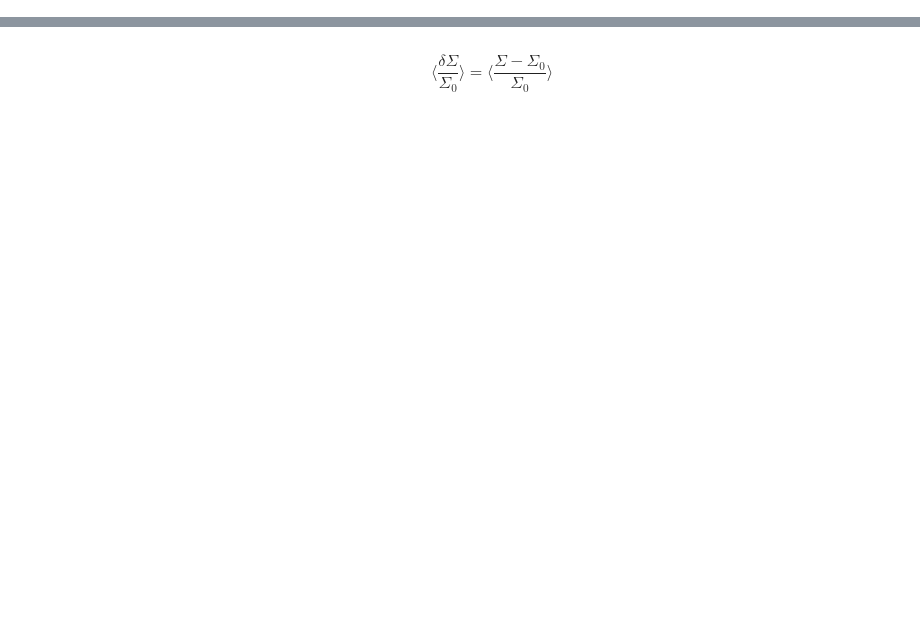
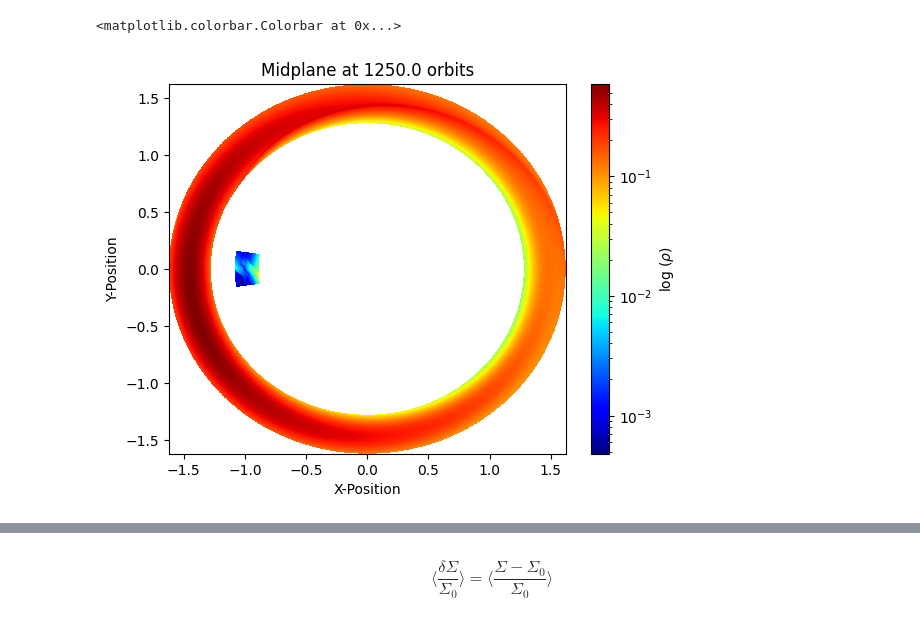
Before and after one commit to SudatKhan/dust_dynamics, a Jupyter notebook: gas_test_analysis.ipynb, the cells around one changed output, grey strips where cells are left out. Cells and saved outputs as stored; diff of their text form; code cells hidden in the pictures; blank space fills up the shorter version.

```diff
--- a/gas_test_analysis.ipynb
+++ b/gas_test_analysis.ipynb
@@ -42,0 +186,16 @@ np.float32(1500.001)
+# %%
+# Find index closest to midplane (theta = pi/2)
+midplane_idx = np.argmin(np.abs(theta_c - np.pi/2))
+dens_mid = dens[:, 16, :]
+R, PHI = np.meshgrid(r_f, phi_f)
+X = R * np.cos(PHI)
+Y = R * np.sin(PHI)
+
+plt.pcolormesh(X, Y, dens_mid, cmap='jet', norm='log')
+plt.xlabel('X-Position')
+plt.ylabel('Y-Position')
+plt.title(f'Midplane at {round(orbits,1)} orbits')
+plt.colorbar(label=r'log ($\rho$)')
+# %% [output]
+<matplotlib.colorbar.Colorbar at 0x...>
+[figure, added]
```
Also changed, not shown: parts of 96 cells of this notebook, 3 other files.
